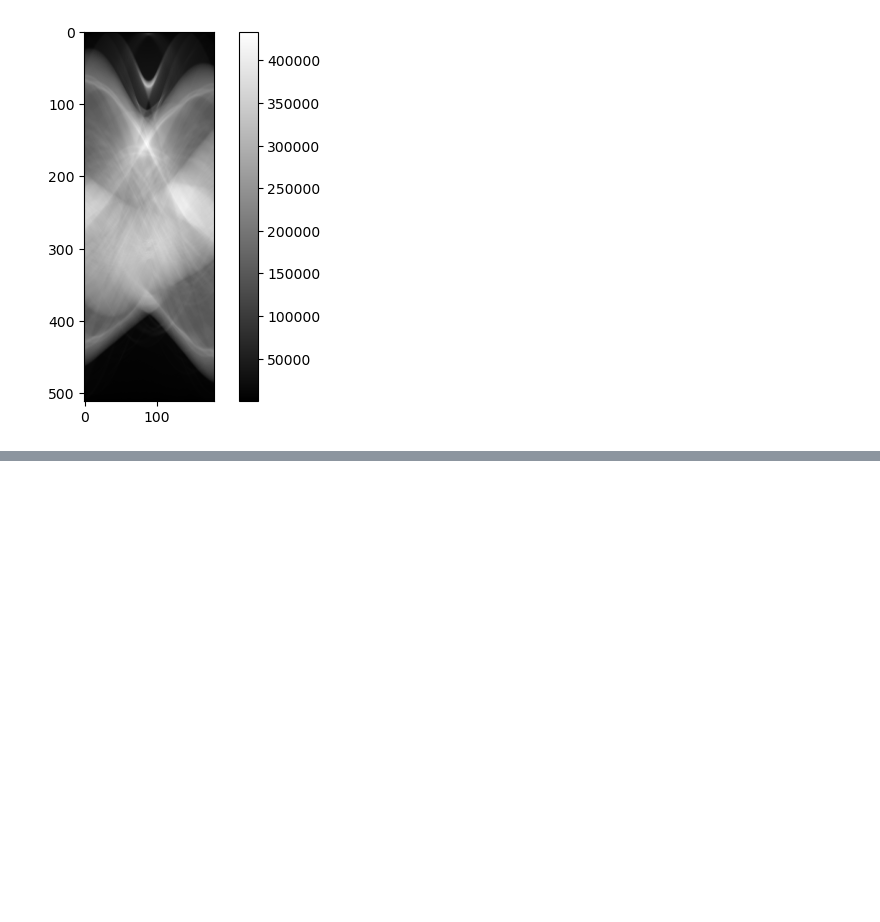
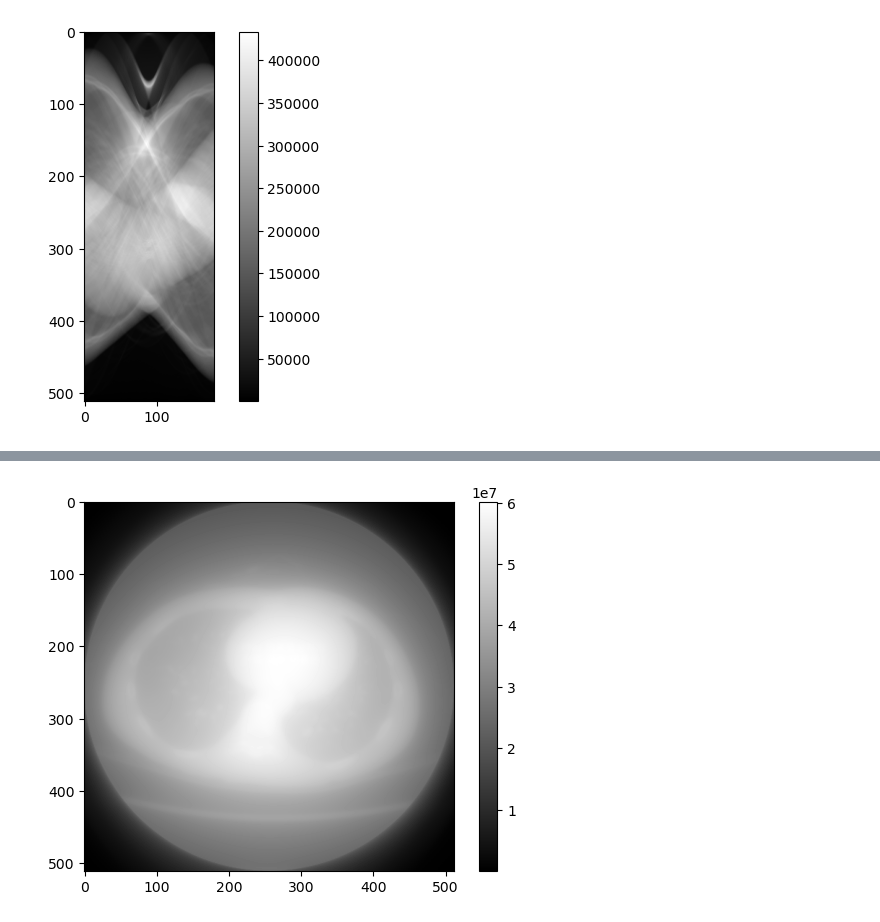
Before and after one commit to be-garam/CT-imaging, a Jupyter notebook: ct-imaging.ipynb, the cells around one changed output, grey strips where cells are left out. Saved outputs shown, nothing was run; the diff lists cells and outputs as text; code cells hidden in the pictures; blank space fills up the shorter version.

```diff
--- a/ct-imaging.ipynb
+++ b/ct-imaging.ipynb
@@ -18,0 +59,3 @@ plt.show()
+# %%
+projection = np.zeros(nr)
+projection.shape
@@ -18,0 +64,4 @@ plt.show()
+# %%
+for i in range(nr):
+    projection_i = sinogram[:, i]
+    projection[i] = sum(projection_i)
@@ -18,0 +70,2 @@ plt.show()
+# %%
+final_data = np.zeros([nx, ny])
@@ -18,0 +78,7 @@ plt.show()
+# %%
+for i in range(nr):
+    projection_i = np.reshape(sinogram[:, i], (1,512))
+    print(f"angle {i} of {nr}: ")
+    projection_smear = np.tile(projection_i, (512,1))
+    rot = rotate(projection_smear, i, reshape=False)
+    final_data += rot
@@ -18,0 +103,6 @@ plt.show()
+# %%
+plt.imshow(final_data, cmap='gray')
+plt.colorbar()
+plt.show()
+# %% [output]
+[figure, added]
```
Also changed, not shown: parts of 18 cells of this notebook, 1 other file.
